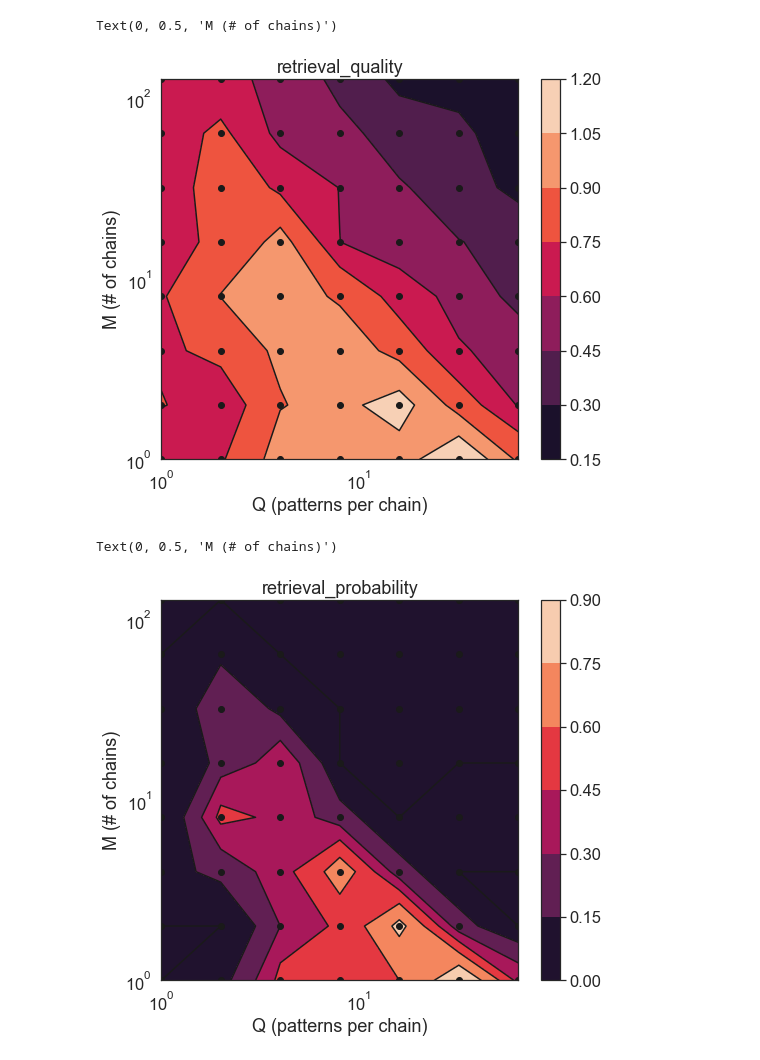
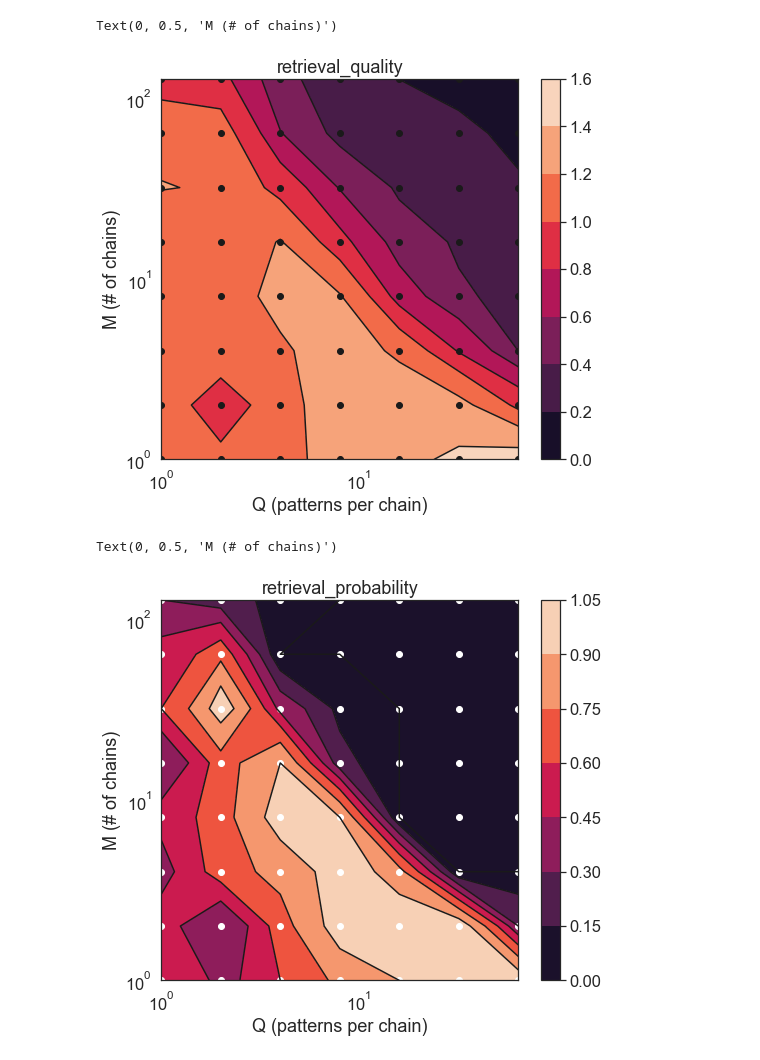
Before and after one commit to davidespalla/compositional_sequences, a Jupyter notebook: notebooks/QM_phase_plane.ipynb, the cells around one changed output. Cells and saved outputs as stored; diff of their text form; code cells hidden in the pictures.

```diff
--- a/notebooks/QM_phase_plane.ipynb
+++ b/notebooks/QM_phase_plane.ipynb
@@ -10,7 +14,11 @@ sns.set(style='white',font_scale=1.5)
 # %%
-with open('../../data/QM_phase_plane/PARAMS.pickle','rb') as parameter_file:
+simulation_name = 'QM_phase_plane1'
+
+with open(f'../../data/{simulation_name}/PARAMS.pickle','rb') as parameter_file:
     parameters = pickle.load(parameter_file)
 
 P = parameters['N_PATTERNS']
 M = parameters['N_CHAINS']
 Q = parameters['PATTERNS_PER_CHAIN']
+
+print_parameters(parameters)
@@ -19,9 +38,9 @@ from math import prod
 data = []
 for p,m,q in product(P,M,Q):
     if len(data) == 0:
-        data = pd.read_csv(f'../../data/QM_phase_plane/P{p}_M{m}_Q{q}.cvs',index_col=0)
+        data = pd.read_csv(f'../../data/{simulation_name}/P{p}_M{m}_Q{q}.cvs',index_col=0)
     else:
-        data_temp = pd.read_csv(f'../../data/QM_phase_plane/P{p}_M{m}_Q{q}.cvs',index_col=0)
+        data_temp = pd.read_csv(f'../../data/{simulation_name}/P{p}_M{m}_Q{q}.cvs',index_col=0)
         data = pd.concat([data,data_temp])
 # %%
 data['retrieval_probability'] = data['retrieval_quality']>1
@@ -53,26 +72,26 @@ plt.xlabel('Q (patterns per chain)')
 plt.ylabel('M (# of chains)')
 # %% [output]
 Text(0, 0.5, 'M (# of chains)')
-[figure, old version]
+[figure, new version]
 # %%
 op = 'retrieval_probability'
 sigma_smooth = 0
 
 X,Y,Z = build_phase_diagram(M,Q,data,order_parameter=op)
 Z = gaussian_filter(Z, sigma_smooth)
 plt.figure(figsize=(8,7))
 plt.title(f'{op}')
 plt.contourf(X, Y, Z)
 plt.colorbar()
 plt.contour(X, Y, Z,colors='k')
-plt.scatter(X,Y,c='k')
+plt.scatter(X,Y,c='w')
 plt.xscale('log')
 plt.yscale('log')
 plt.xlabel('Q (patterns per chain)')
 plt.ylabel('M (# of chains)')
 # %% [output]
 Text(0, 0.5, 'M (# of chains)')
-[figure, old version]
+[figure, new version]
 # %%
 op = 'obedience'
 sigma_smooth = 0
```
Also changed, not shown: parts of 3 cells of this notebook, 6 other files.
